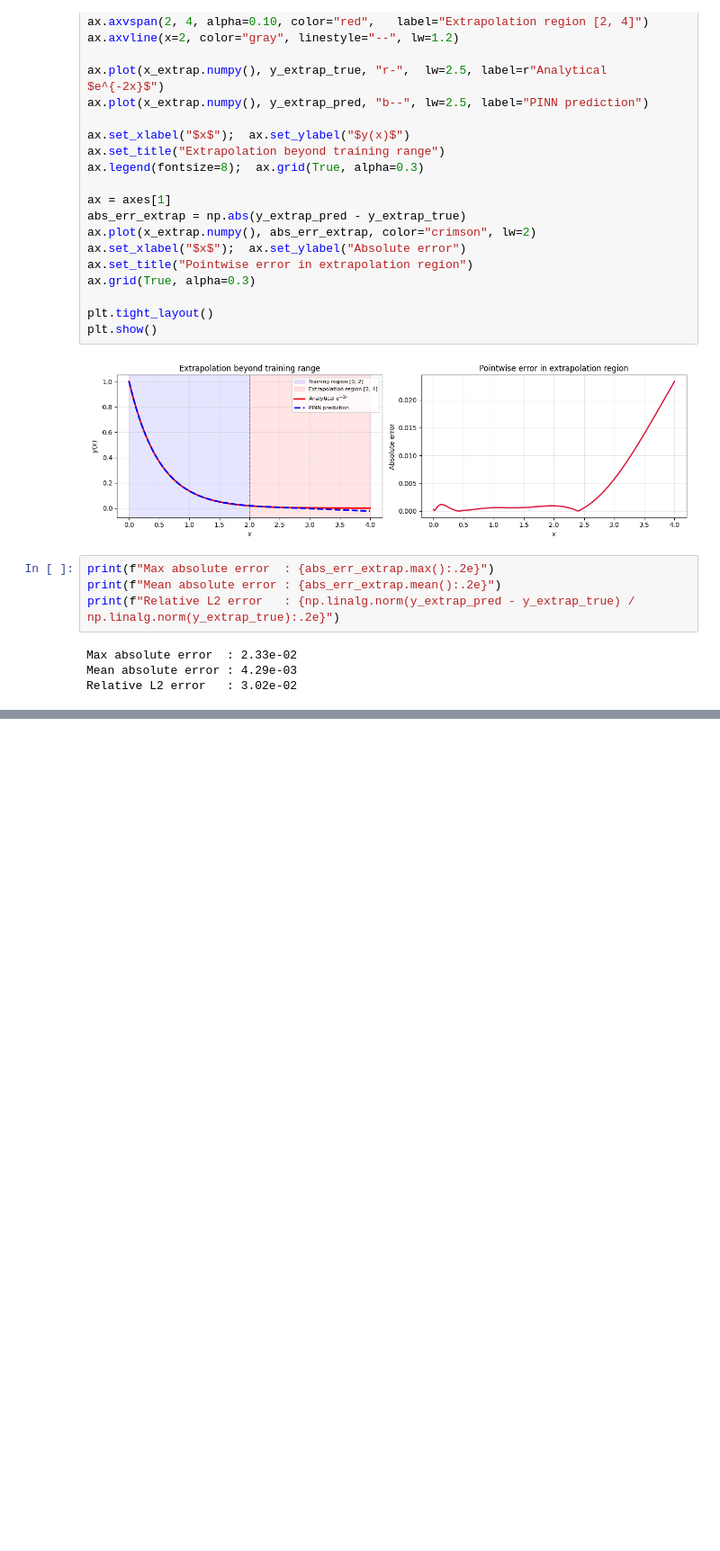
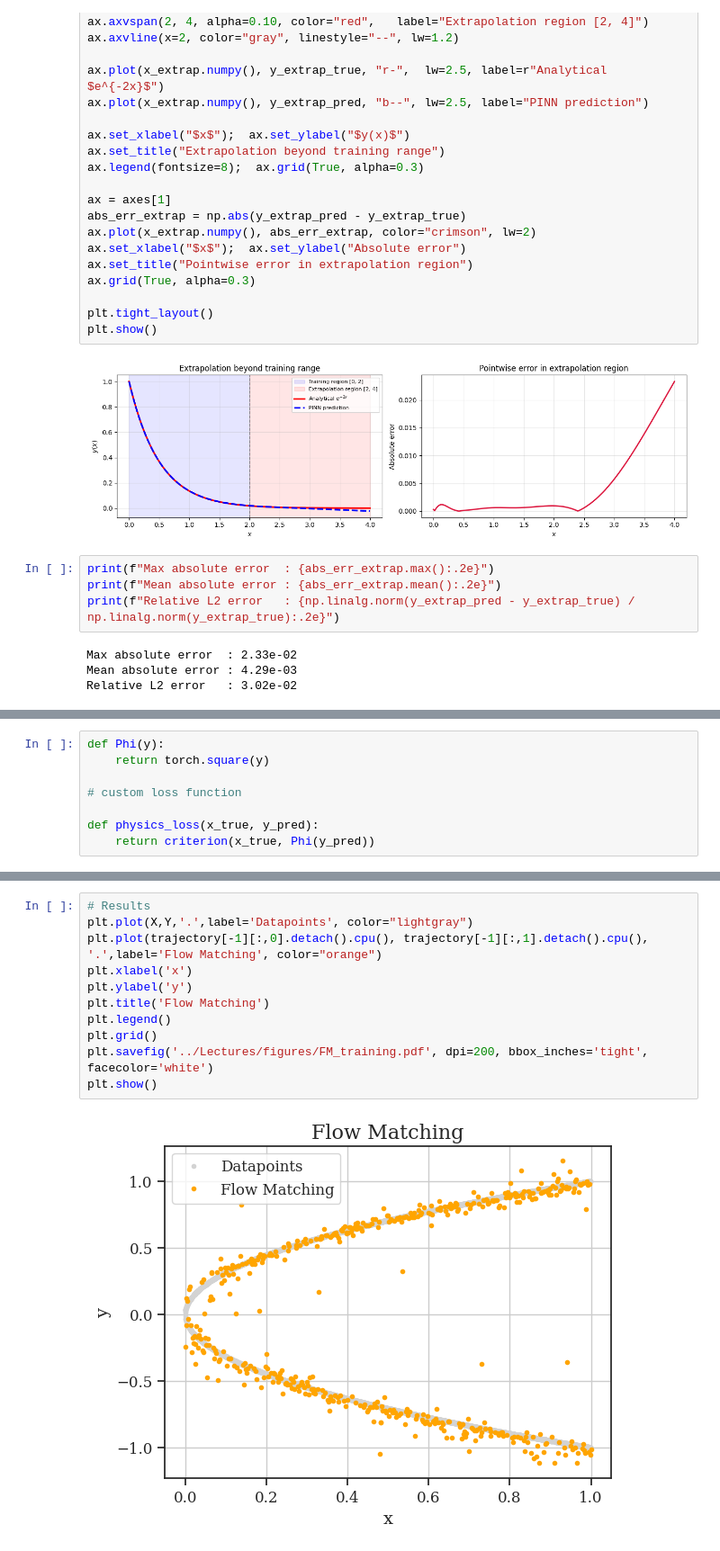
Before and after one commit to rahulbhadani/CPE487587_SP26, a Jupyter notebook: Code/Chapter_10_Physics_Informed_Neural_Network.ipynb, the cells around one changed output, grey strips where cells are left out. Shown at 90% size. Saved outputs shown, nothing was run; the diff lists cells and outputs as text; blank space fills up the shorter version.

```diff
--- a/Code/Chapter_10_Physics_Informed_Neural_Network.ipynb
+++ b/Code/Chapter_10_Physics_Informed_Neural_Network.ipynb
@@ -208,0 +309,8 @@ Relative L2 error   : 3.02e-02
+# %%
+def Phi(y):
+    return torch.square(y)
+
+# custom loss function
+
+def physics_loss(x_true, y_pred):
+    return criterion(x_true, Phi(y_pred))
@@ -208,0 +529,13 @@ Relative L2 error   : 3.02e-02
+# %%
+# Results
+plt.plot(X,Y,'.',label='Datapoints', color="lightgray")
+plt.plot(trajectory[-1][:,0].detach().cpu(), trajectory[-1][:,1].detach().cpu(), '.',label='Flow Matching', color="orange")
+plt.xlabel('x')
+plt.ylabel('y')
+plt.title('Flow Matching')
+plt.legend()
+plt.grid()
+plt.savefig('../Lectures/figures/FM_training.pdf', dpi=200, bbox_inches='tight', facecolor='white')
+plt.show()
+# %% [output]
+[figure, added]
```
Also changed, not shown: parts of 17 cells of this notebook, 2 other files.
